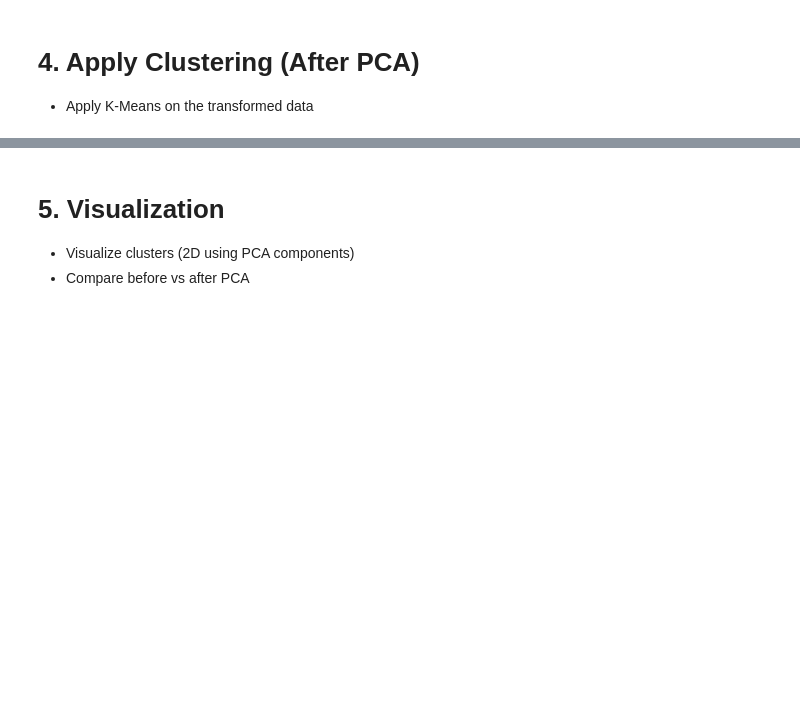
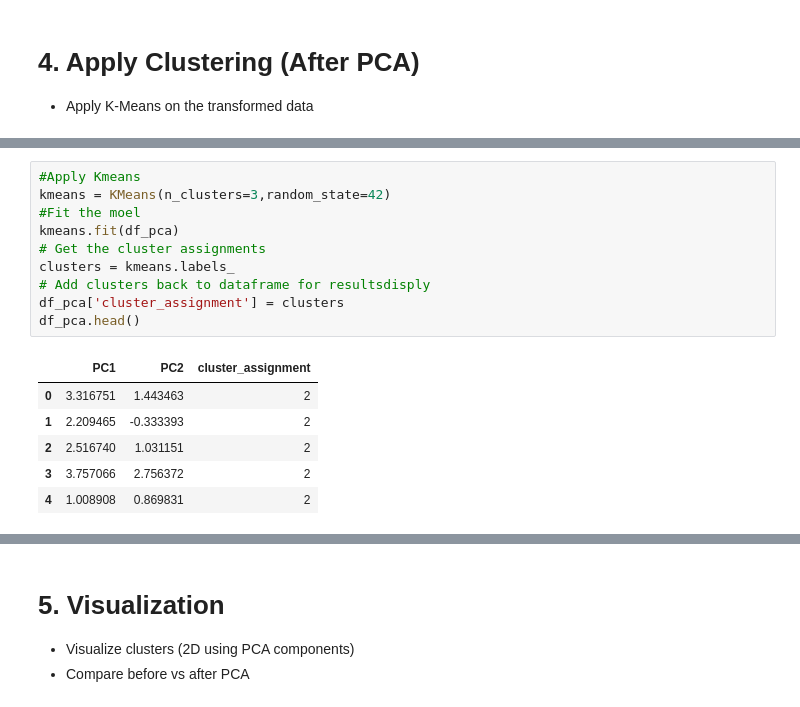
Before and after one commit to Abdulmajeed-A/Tuwaiq-MiniProject-Evaluating-Clustering, a Jupyter notebook: MiniProject-Evaluating-Clustering.ipynb, the cells around one changed output, grey strips where cells are left out. Drawn from its saved outputs; the diff is of its cells as text; blank space fills up the shorter version.

```diff
--- a/MiniProject-Evaluating-Clustering.ipynb
+++ b/MiniProject-Evaluating-Clustering.ipynb
@@ -150,0 +165,17 @@ Total explained variance: 0.5540633835693527
+# %%
+#Apply Kmeans
+kmeans = KMeans(n_clusters=3,random_state=42)
+#Fit the moel
+kmeans.fit(df_pca)
+# Get the cluster assignments
+clusters = kmeans.labels_
+# Add clusters back to dataframe for resultsdisply
+df_pca['cluster_assignment'] = clusters
+df_pca.head()
+# %% [output]
+|  | PC1 | PC2 | cluster_assignment |
+| 0 | 3.316751 | 1.443463 | 2 |
+| 1 | 2.209465 | -0.333393 | 2 |
+| 2 | 2.516740 | 1.031151 | 2 |
+| 3 | 3.757066 | 2.756372 | 2 |
+| 4 | 1.008908 | 0.869831 | 2 |
```
Also changed, not shown: parts of 2 cells of this notebook.
